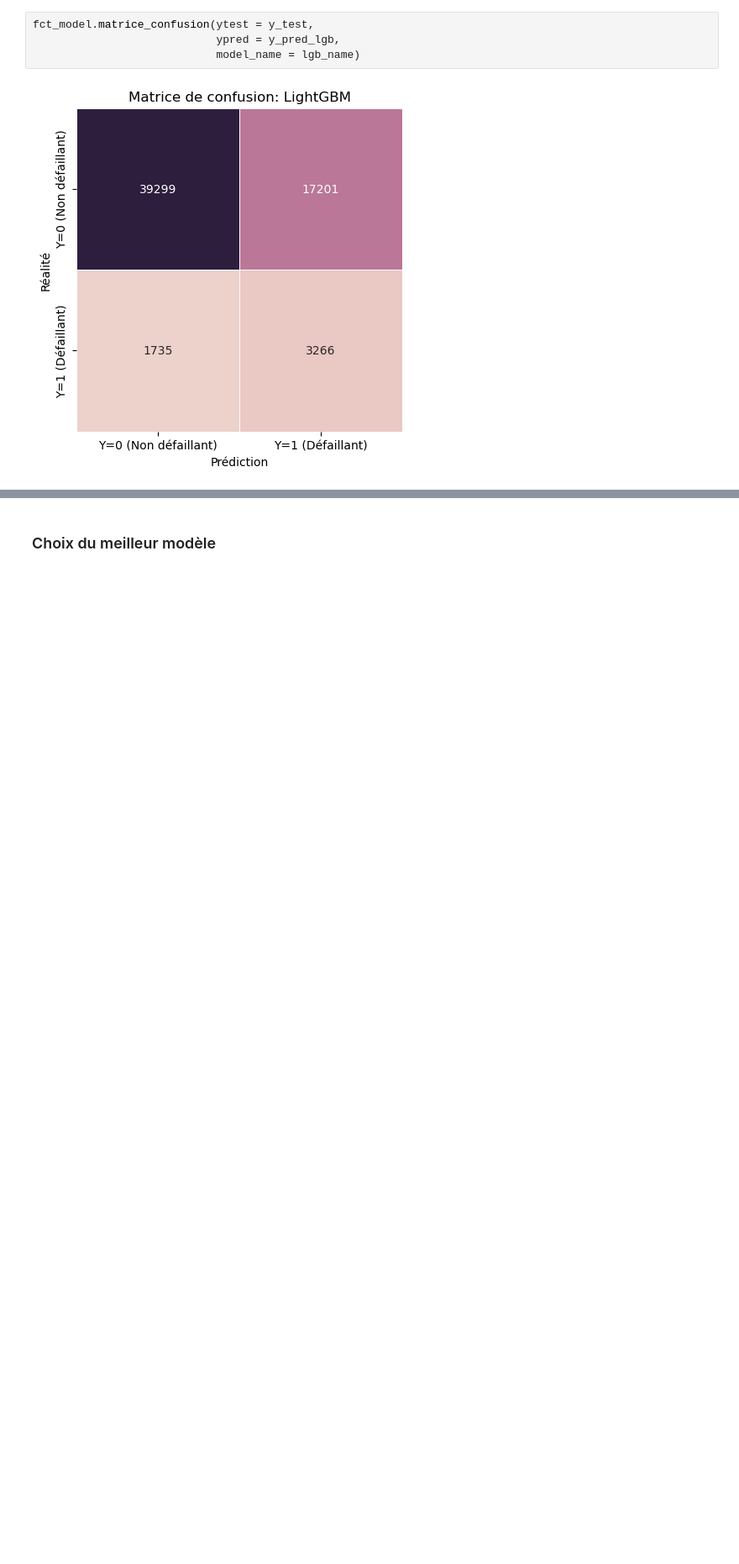
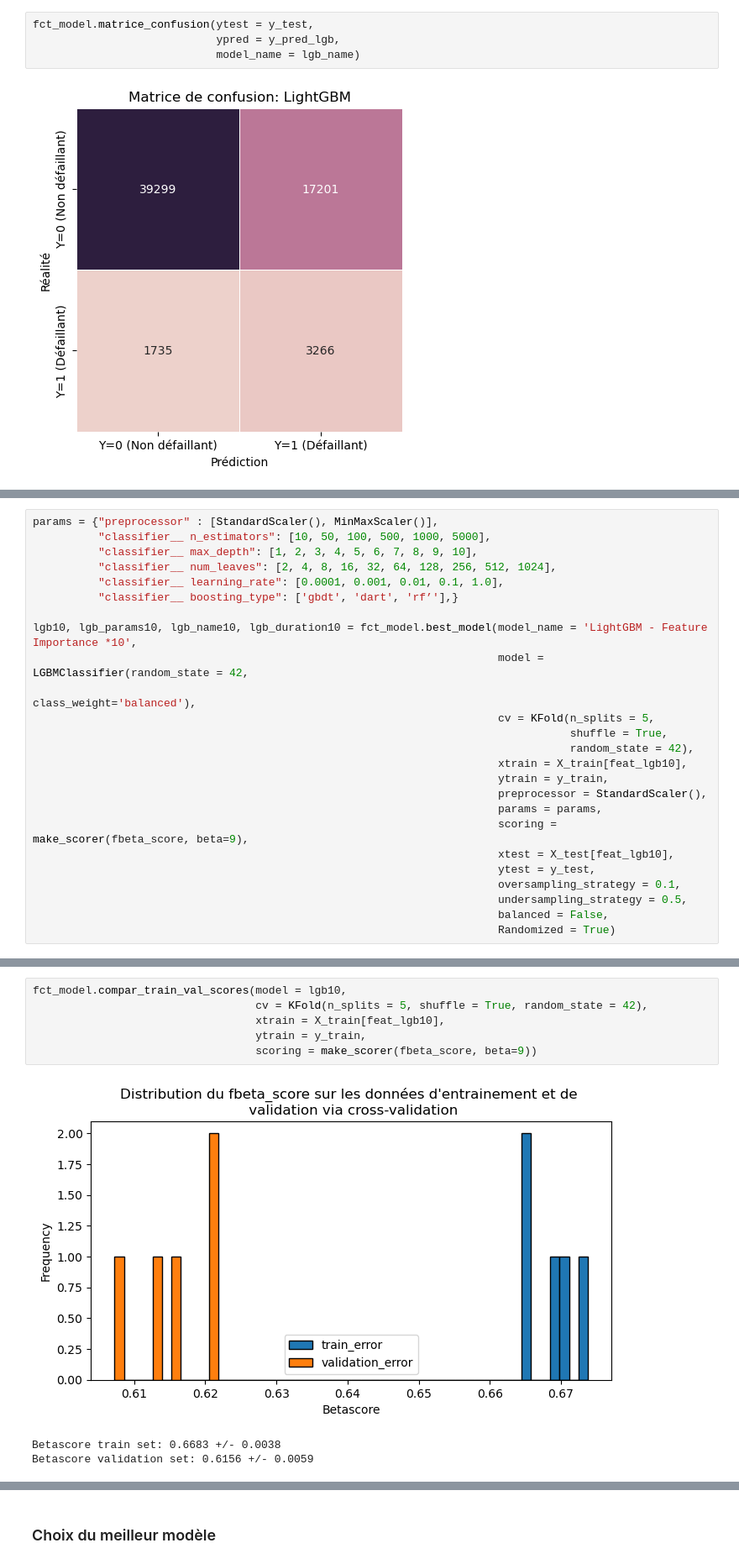
Before and after one commit to Milie-Mimi/OC_DS_Project7_, a Jupyter notebook: GROSCHENE_Emilie_2_model_032023.ipynb, the cells around one changed output, grey strips where cells are left out. Shown at 84% size. Saved outputs shown, nothing was run; the diff lists cells and outputs as text; blank space fills up the shorter version.

```diff
--- a/GROSCHENE_Emilie_2_model_032023.ipynb
+++ b/GROSCHENE_Emilie_2_model_032023.ipynb
@@ -1864,0 +1507,25 @@ dump(model, open('credit_score_model.sav', 'wb'))
+# %%
+params = {"preprocessor" : [StandardScaler(), MinMaxScaler()],
+          "classifier__ n_estimators": [10, 50, 100, 500, 1000, 5000],
+          "classifier__ max_depth": [1, 2, 3, 4, 5, 6, 7, 8, 9, 10],
+          "classifier__ num_leaves": [2, 4, 8, 16, 32, 64, 128, 256, 512, 1024],
+          "classifier__ learning_rate": [0.0001, 0.001, 0.01, 0.1, 1.0],
+          "classifier__ boosting_type": ['gbdt', 'dart', 'rf’'],}
+
+lgb10, lgb_params10, lgb_name10, lgb_duration10 = fct_model.best_model(model_name = 'LightGBM - Feature Importance *10',
+                                                                       model = LGBMClassifier(random_state = 42,
+                                                                                              class_weight='balanced'),
+                                                                       cv = KFold(n_splits = 5,
+                                                                                  shuffle = True,
+                                                                                  random_state = 42),
+                                                                       xtrain = X_train[feat_lgb10],
+                                                                       ytrain = y_train,
+                                                                       preprocessor = StandardScaler(),
+                                                                       params = params,
+                                                                       scoring = make_scorer(fbeta_score, beta=9),
+                                                                       xtest = X_test[feat_lgb10],
+                                                                       ytest = y_test,
+                                                                       oversampling_strategy = 0.1,
+                                                                       undersampling_strategy = 0.5,
+                                                                       balanced = False,
+                                                                       Randomized = True)
@@ -1864,0 +1559,10 @@ dump(model, open('credit_score_model.sav', 'wb'))
+# %%
+fct_model.compar_train_val_scores(model = lgb10,
+                                  cv = KFold(n_splits = 5, shuffle = True, random_state = 42),
+                                  xtrain = X_train[feat_lgb10],
+                                  ytrain = y_train,
+                                  scoring = make_scorer(fbeta_score, beta=9))
+# %% [output]
+[figure, added]
+Betascore train set: 0.6683 +/- 0.0038
+Betascore validation set: 0.6156 +/- 0.0059
```
Also changed, not shown: parts of 262 cells of this notebook.
